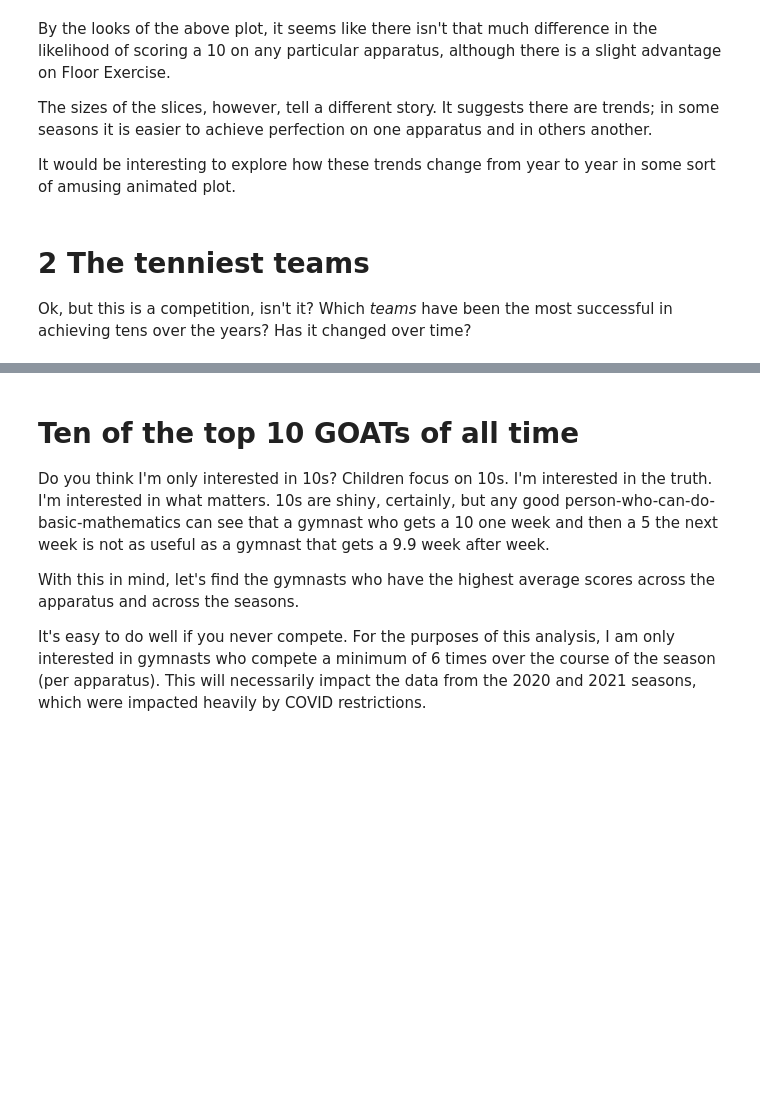
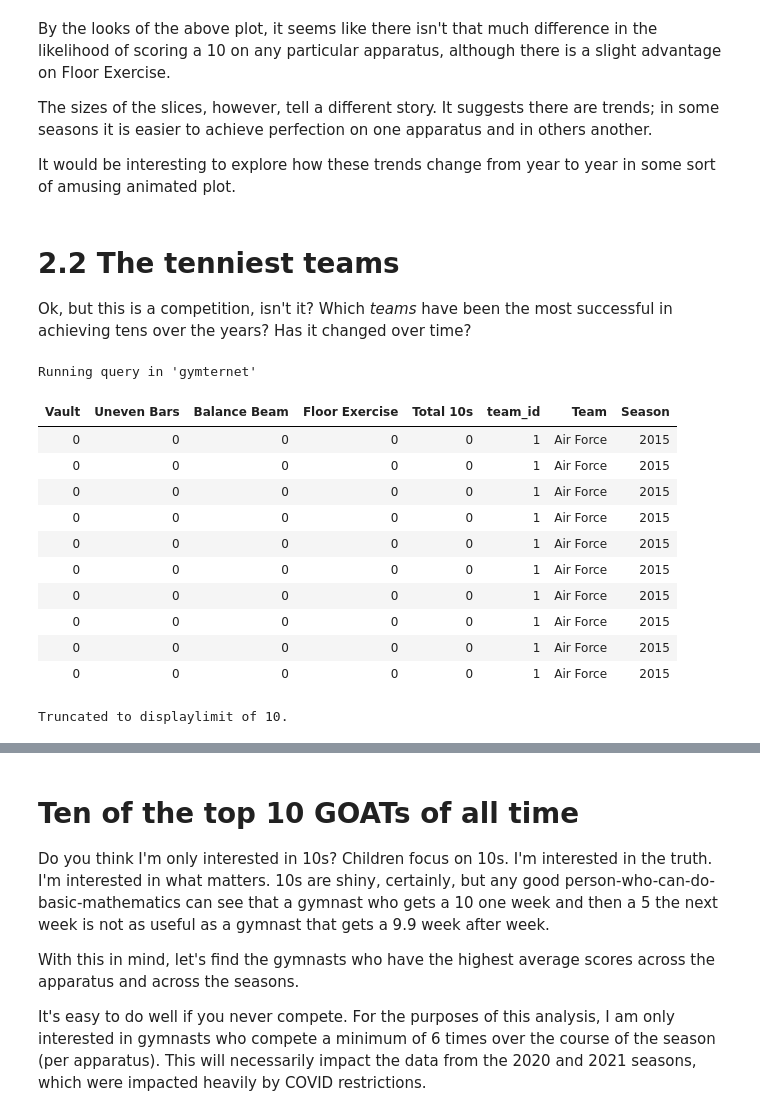
Before and after one commit to LSE-ME204/me204-2024-project-jesatuts2, a Jupyter notebook: notebooks/NB03-EDA-and-Dataviz.ipynb, the cells around one changed output, grey strips where cells are left out. Saved outputs shown, nothing was run; the diff lists cells and outputs as text; code cells hidden in the pictures; blank space fills up the shorter version.

```diff
--- a/notebooks/NB03-EDA-and-Dataviz.ipynb
+++ b/notebooks/NB03-EDA-and-Dataviz.ipynb
@@ -245,7 +245,7 @@ tenniest_apparatus_py.write_html("../docs/figures/tenniest_apparatus_per_year.ht
 # Show the plot
 tenniest_apparatus_py
 # %% [markdown]
-# 2 The tenniest teams
+# 2.2 The tenniest teams
 
 Ok, but this is a competition, isn't it? Which *teams* have been the most successful in achieving tens over the years? Has it changed over time?
 
@@ -255,23 +255,37 @@ However, my anecdotal observation as a watcher of college gymnastics is that the
 # %%
 %%sql --alias gymternet
 
 SELECT
     SUM(r.vt_score = 10.0) AS 'Vault',
     SUM(r.ub_score = 10.0) AS 'Uneven Bars',
     SUM(r.bb_score = 10.0) AS 'Balance Beam',
     SUM(r.fx_score = 10.0) AS 'Floor Exercise',
-    SUM(r.vt_score = 10.0) + SUM(r.ub_score = 10.0) + SUM(r.bb_score = 10.0) SUM(r.fx_score = 10.0) AS 'Total 10s'
+    SUM(r.vt_score = 10.0) + SUM(r.ub_score = 10.0) + SUM(r.bb_score = 10.0) + SUM(r.fx_score = 10.0) AS 'Total 10s',
     g.team_id AS 'team_id',
     t.team_name AS 'Team',
     m.year AS 'Season'
 FROM gymnast_results AS r
 LEFT JOIN gymnasts AS g
 ON g.gymnast_id = r.gymnast_id
 LEFT JOIN teams as t
 ON t.team_id = g.team_id
 LEFT JOIN meets as m
 ON m.meet_id = r.meet_id
 GROUP BY t.team_name, r.meet_id;
+# %% [output]
+Running query in 'gymternet'
+| Vault | Uneven Bars | Balance Beam | Floor Exercise | Total 10s | team_id | Team | Season |
+| 0 | 0 | 0 | 0 | 0 | 1 | Air Force | 2015 |
+| 0 | 0 | 0 | 0 | 0 | 1 | Air Force | 2015 |
+| 0 | 0 | 0 | 0 | 0 | 1 | Air Force | 2015 |
+| 0 | 0 | 0 | 0 | 0 | 1 | Air Force | 2015 |
+| 0 | 0 | 0 | 0 | 0 | 1 | Air Force | 2015 |
+| 0 | 0 | 0 | 0 | 0 | 1 | Air Force | 2015 |
+| 0 | 0 | 0 | 0 | 0 | 1 | Air Force | 2015 |
+| 0 | 0 | 0 | 0 | 0 | 1 | Air Force | 2015 |
+| 0 | 0 | 0 | 0 | 0 | 1 | Air Force | 2015 |
+| 0 | 0 | 0 | 0 | 0 | 1 | Air Force | 2015 |
+Truncated to displaylimit of 10.
 # %%
 # Export the above query to a new df
 tenniest_teams_query = """
```
Also changed, not shown: parts of 6 cells of this notebook.
